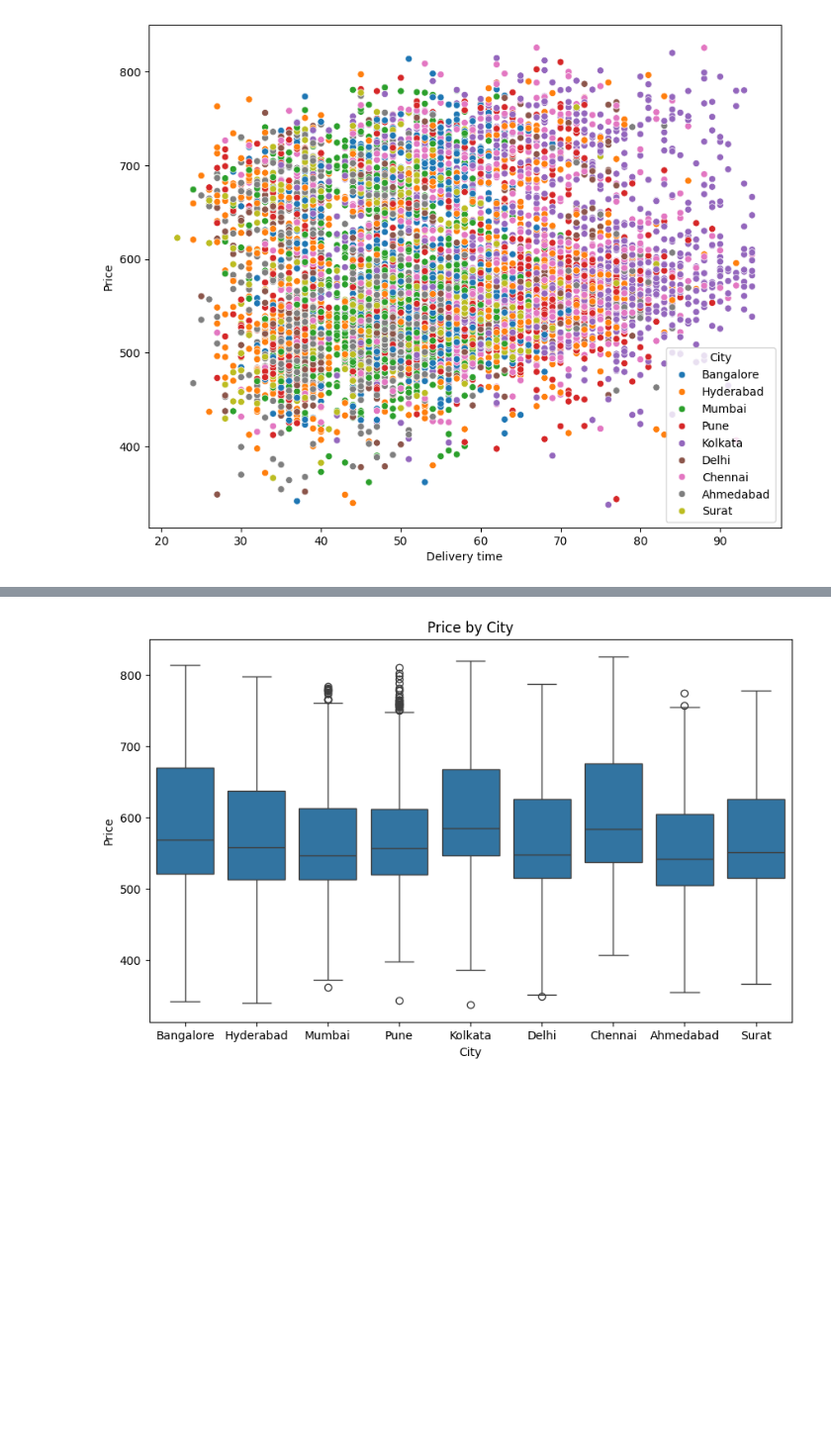
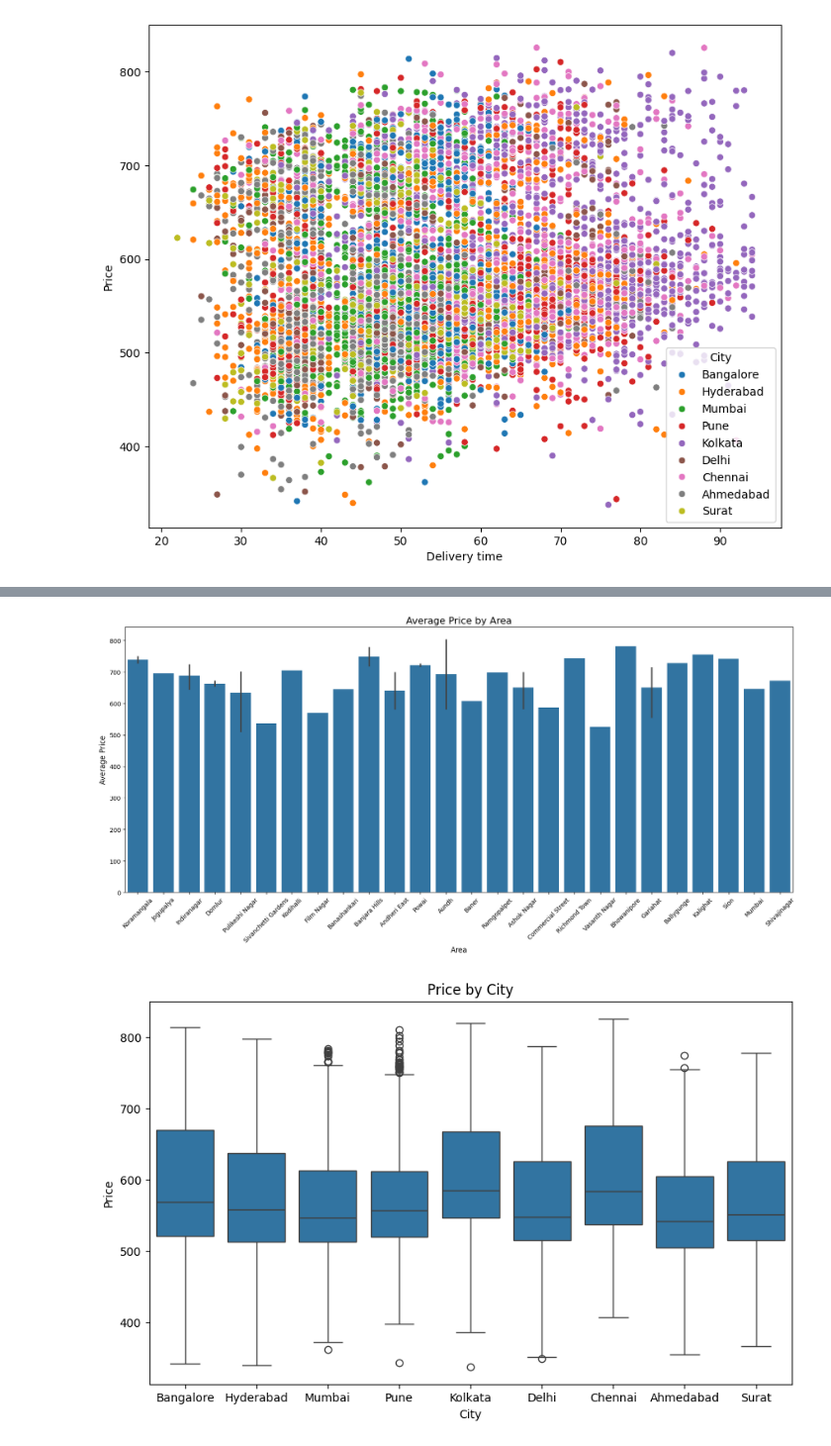
Before and after one commit to pawarsahil2005/DEVL-MiniProject, a Jupyter notebook: DEVL MINI PROJECT.ipynb, the cells around one changed output, grey strips where cells are left out. Shown at 99% size. Cells and saved outputs as stored; diff of their text form; code cells hidden in the pictures; blank space fills up the shorter version.

```diff
--- a/DEVL MINI PROJECT.ipynb
+++ b/DEVL MINI PROJECT.ipynb
@@ -696,3 +704,13 @@ sns.scatterplot(x =df['Delivery time'],y=df['Price'] ,hue =df['City'])
+# %%
+plt.figure(figsize=(20, 8))
+sns.barplot(x=df['Area'].head(50), y=df['Price'].head(50), data=df)
+plt.title('Average Price by Area', fontsize=16)
+plt.xlabel('Area', fontsize=12)
+plt.ylabel('Average Price', fontsize=12)
+plt.xticks(rotation=45)
+plt.show()
+# %% [output]
+[figure, added]
 # %%
 
 plt.figure(figsize=(10, 6))
```
Also changed, not shown: parts of 7 cells of this notebook.
